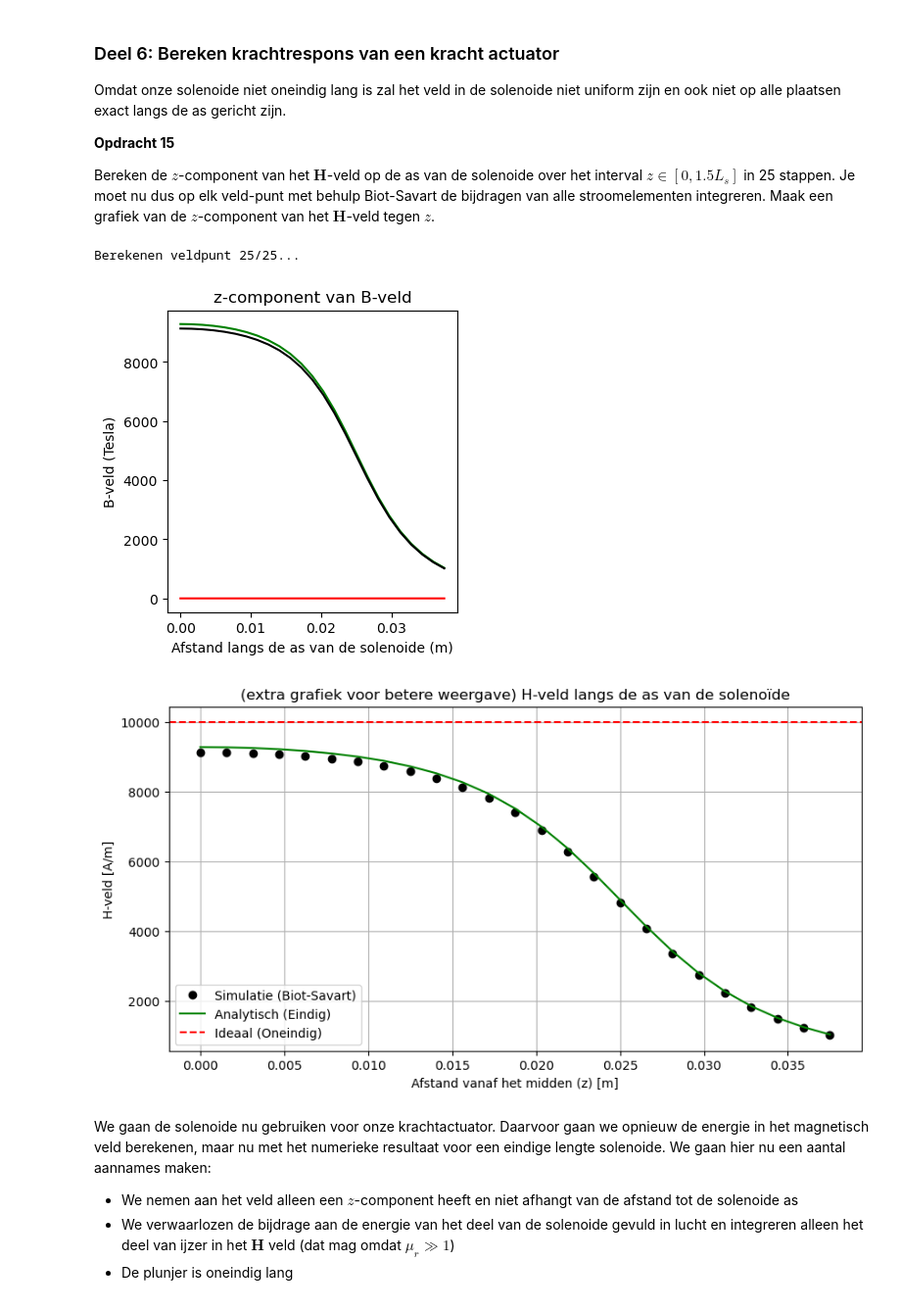
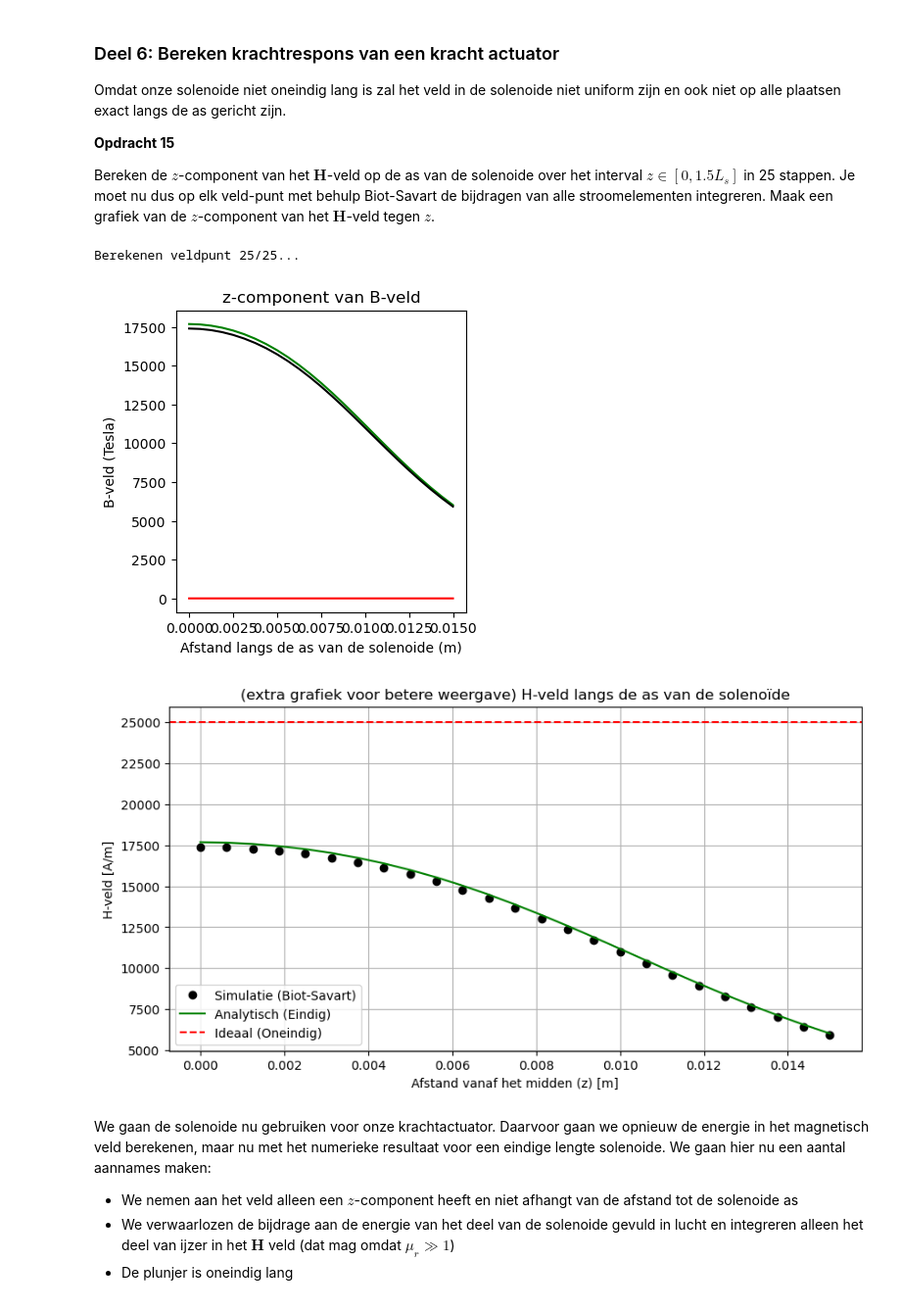
Before and after one commit to carstenschroevers-eng/opdrachten-DEF-D, a Jupyter notebook: KrachtactuatorOpdracht.ipynb, the cells around one changed output. Shown at 98% size. Cells and saved outputs as stored; diff of their text form; code cells hidden in the pictures.

```diff
--- a/KrachtactuatorOpdracht.ipynb
+++ b/KrachtactuatorOpdracht.ipynb
@@ -553,13 +539,19 @@ SyntaxError: invalid syntax (1649646075.py, line 1)
 # %%
 import numpy as np
 
-# --- Parameters (Gebruik hier de waarden van je actuator/ruimteschip) ---
-L_sol = 0.05          # Lengte van de spoel in meters (bijv. 5 cm)
-r_sol = 0.01          # Straal van de spoel in meters (1 cm)
-r_draad = 0.0001      # Straal van de draad (0.1 mm draad -> r = 0.05 mm = 0.00005?)
-                      # Let op: gebruik hier de DIKTE (diameter) voor de windingen.
-d_draad = 0.0001      # 0.1 mm diameter
-
+# --- Gekozen Parameters voor de Deuractuator ---
+L_sol = 0.020          # Lengte spoel: 2 cm
+r_sol = 0.010          # Straal kern: 1 cm
+r_s = 0.010            # (Dubbelcheck: rs in je functies)
+d_draad = 0.0001       # Draaddiameter: 0.1 mm
+r_d = 0.00005          # Draadstraal (rd): 0.05 mm
+N_gekozen = 120        # Aantal wikkelingen
+F_eis = 5.0            # Nieuwe realistische kracht-eis in Newton
+I_bron = 0.5           # Beschikbare stroom in Ampère
+U_bron = 9.0           # Batterijspanning in Volt
+rho_koper = 1.72e-8    # Materiaalconstante
+mu_0 = 4 * np.pi * 1e-7
+mu_r = 5000            # Weekijzeren plunjer
 
 # a. Bereken het aantal omwentelingen (uitgaande van één strakke laag)
 # Hoeveel draadjes van d_draad passen er naast elkaar op lengte L_sol?
@@ -599,11 +591,6 @@ Bereken het veld in het midden van de solenoide en vergelijk het met het analyti
 * Denk na over wat dl betekent en hoe jullie deze zou berekenen.
 * Bereken met de functie die jullie eerder geschreven hebben de contributies aan het $H$-veld en sommeer deze.
 # %%
-# 1. Parameters (Neem reële waarden)
-I = 1.0               # Stroom
-r_sol = 0.01          # 1 cm straal
-L_sol = 0.5           # We nemen een relatief lange spoel (50 cm) voor vergelijking
-aantal_windingen = 500
 n = aantal_windingen / L_sol  # Spoed (turns per meter)
 
 # 2. Bereken het traject (gebruik een hoge N voor convergentie)
@@ -648,14 +635,7 @@ Omdat onze solenoide niet oneindig lang is zal het veld in de solenoide niet uni
 
 Bereken de $z$-component van het $\mathbf{H}$-veld op de as van de solenoide over het interval $z \in [0, 1.5L_s]$ in 25 stappen. Je moet nu dus op elk veld-punt met behulp Biot-Savart de bijdragen van alle stroomelementen integreren. Maak een grafiek van de $z$-component van het $\mathbf{H}$-veld tegen $z$.
 # %%
-# 1. Instellingen (overgenomen uit je eerdere stappen)
-L_sol = 0.05          # Lengte spoel
-r_sol = 0.01          # Straal spoel
-I = 1.0               # Stroom
-aantal_omwent = 500   # Aantal windingen
-N_segmenten = 10000   # Punten op de draad voor Biot-Savart
-
-# Bereken het traject van de draad één keer
+#Bereken het traject van de draad één keer
 x_draad, y_draad, z_draad = parametrisatie(N_segmenten, r_sol, aantal_omwent, L_sol)
 punten_draad = np.vstack((x_draad, y_draad, z_draad)).T
 
@@ -685,35 +665,35 @@ for i_field in range(n_ax):
 # 3. Analytische modellen voor vergelijking
 n = aantal_omwent / L_sol
 H_ideaal = n * I
 
 # dit is nog een aardige analytische uitdrukking die je kan uitrekenen voor de z-component op de as van een solenoide met eindige lengte
 H_veld_analytisch=(aantal_omwent*I/L_sol/2)*((L_sol/2-z_ax)/np.sqrt((z_ax- L_sol/2)**2 + r_sol**2)+(L_sol/2+z_ax)/np.sqrt((z_ax+ L_sol/2)**2 + r_sol**2))
 
 plt.figure(figsize=[13,4])
 plt.subplot(131)
 plt.title('z-component van B-veld')
 plt.plot(z_ax, H_veld_ideaal, '-r', label='ideaal')
 plt.plot(z_ax, H_veld_analytisch, '-g', label='analytisch')
 plt.plot(z_ax, H_ax, '-k', label='simulatie')
 plt.xlabel('Afstand langs de as van de solenoide (m)')
 plt.ylabel('B-veld (Tesla)')
 plt.show()
 
 plt.figure(figsize=[10, 5])
 plt.plot(z_ax, H_ax, 'ko', label='Simulatie (Biot-Savart)')
 plt.plot(z_ax, H_veld_analytisch, '-g', label='Analytisch (Eindig)')
 plt.axhline(y=H_ideaal, color='r', linestyle='--', label='Ideaal (Oneindig)')
 
 plt.title('(extra grafiek voor betere weergave) H-veld langs de as van de solenoïde')
 plt.xlabel('Afstand vanaf het midden (z) [m]')
 plt.ylabel('H-veld [A/m]')
 plt.legend()
 plt.grid(True)
 plt.show()
 # %% [output]
 Berekenen veldpunt 25/25...
-[figure, old version]
+[figure, new version]
-[figure, old version]
+[figure, new version]
 # %% [markdown]
 We gaan de solenoide nu gebruiken voor onze krachtactuator. Daarvoor gaan we opnieuw de energie in het magnetisch veld berekenen, maar nu met het numerieke resultaat voor een eindige lengte solenoide. We gaan hier nu een aantal aannames maken:
 * We nemen aan het veld alleen een $z$-component heeft en niet afhangt van de afstand tot de solenoide as
```
Also changed, not shown: parts of 5 cells of this notebook.
